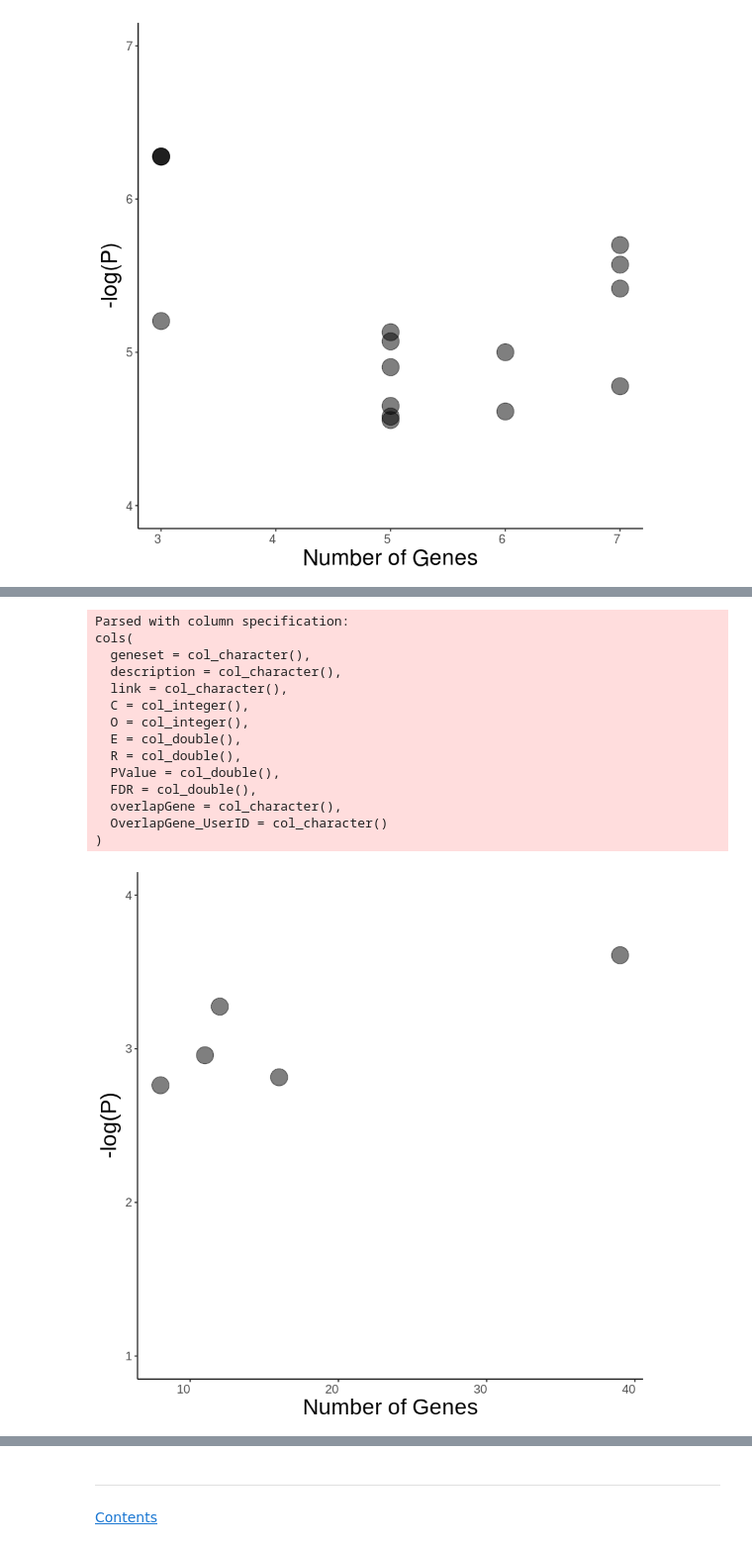
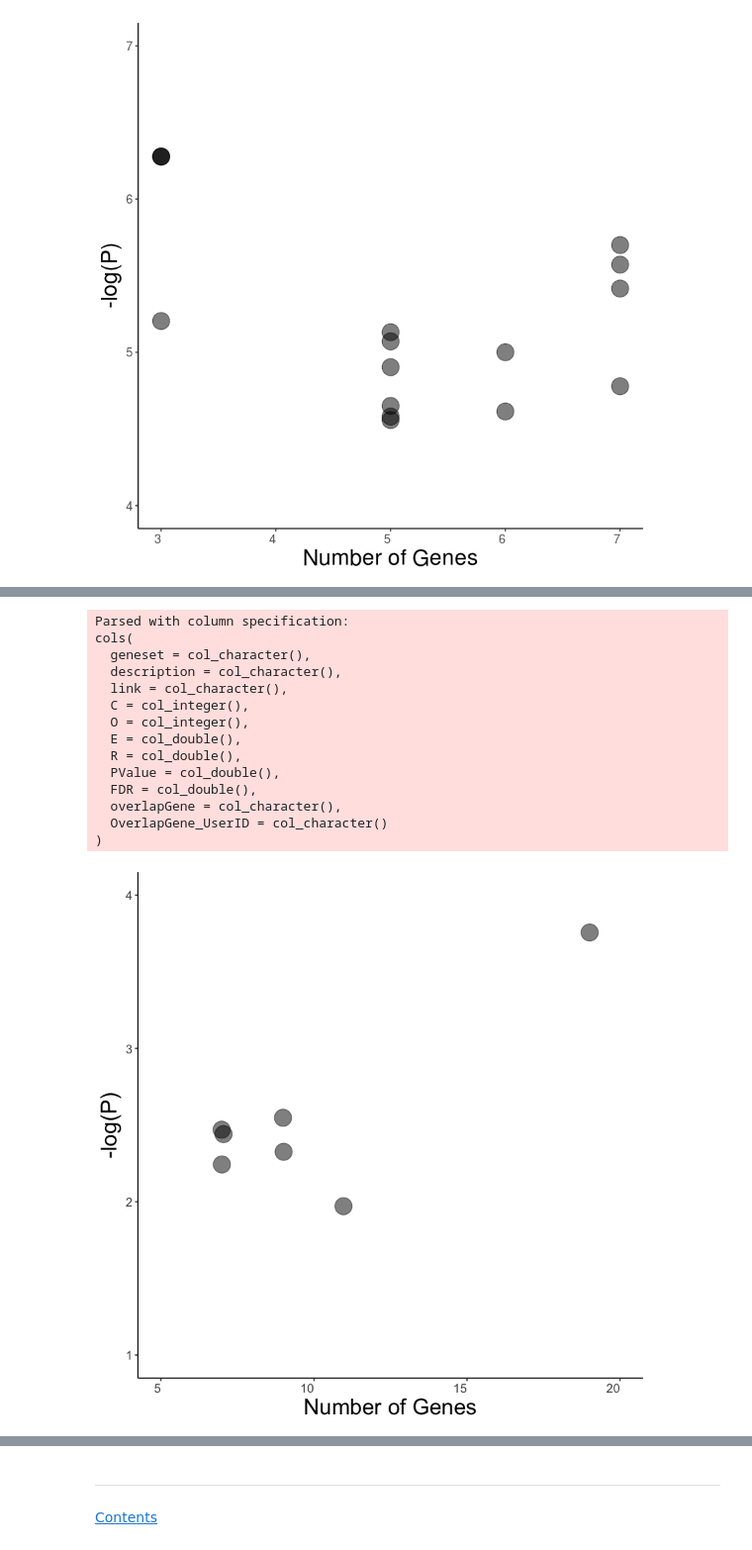
Before and after one commit to colbrall/neanderthal_predixcan_manuscript, a Jupyter notebook: scripts/neanderthal_predixcan_plots.ipynb, the cells around one changed output, grey strips where cells are left out. Shown at 99% size. Drawn from its saved outputs; the diff is of its cells as text; code cells hidden in the pictures.

Commit message:
last plot tweaks

```diff
--- a/scripts/neanderthal_predixcan_plots.ipynb
+++ b/scripts/neanderthal_predixcan_plots.ipynb
@@ -223,27 +234,27 @@ enrichments[enrichments$FDR < 0.1,]
 | umls:C0025202 | melanoma | http://www.disgenet.org/web/DisGe... | 20 | 16 | 9.074492 | 1.763184 | 0.001533527 | 0.06118803 | 10397;10743;2056;23512;3371;4507;... | ... |
 | umls:C0006663 | Calcinosis | http://www.disgenet.org/web/DisGe... | 8 | 8 | 3.629797 | 2.203980 | 0.001728475 | 0.06118803 | 2056;2209;249;29108;4313;5155;544... | ... |
 # %%
-enr_file <- "../altai_drgwarrVSdrIntro.txt"
+enr_file <- "../data/altai_disgenet.txt"
 
 enrichments <- read_delim(enr_file,"\t", escape_double = FALSE, col_names = TRUE, trim_ws = TRUE)
 enrichments$logp <- log(enrichments$PValue,base=10)
-ggplot(enrichments[enrichments$FDR < 0.1,],aes(x=O,y=-logp)) + geom_point(alpha=0.5,size=7) + theme_classic() +
+ggplot(enrichments[enrichments$FDR < 0.1,],aes(x=O,y=-logp)) + geom_jitter(alpha=0.5,size=7, width=0.05) + theme_classic() +
 labs(x="Number of Genes",y="-log(P)") + theme(text = element_text(size=14),axis.title.x= element_text(size = 20),
-                axis.text.x=element_text(vjust = 0.5, hjust=1),axis.title.y=element_text(size = 20))+ylim(1,4)
+                axis.text.x=element_text(vjust = 0.5, hjust=1),axis.title.y=element_text(size = 20))+ylim(1,4)+xlim(5,20)
 ggsave('../disgenet_plot.pdf', width=6, height= 4)
 # %% [output]
 Parsed with column specification:
 cols(
   geneset = col_character(),
   description = col_character(),
   link = col_character(),
   C = col_integer(),
   O = col_integer(),
   E = col_double(),
   R = col_double(),
   PValue = col_double(),
   FDR = col_double(),
   overlapGene = col_character(),
   OverlapGene_UserID = col_character()
 )
-[figure, old version]
+[figure, new version]
```
Also changed, not shown: parts of 7 cells of this notebook, 1 other file.
